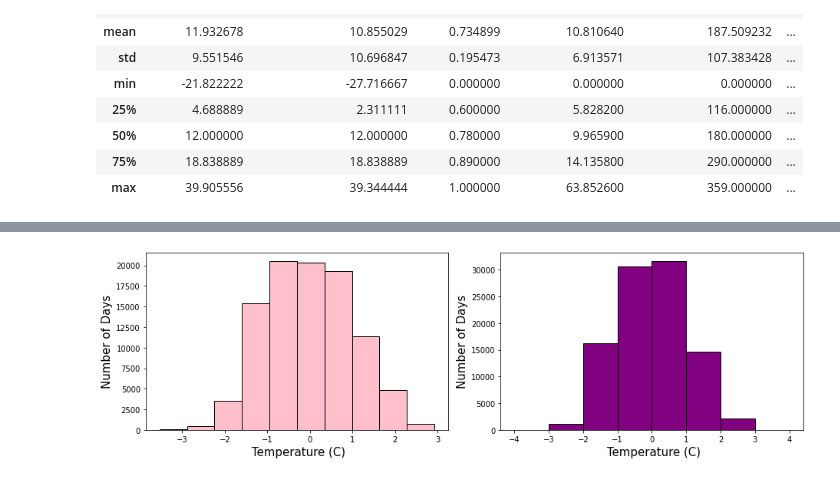
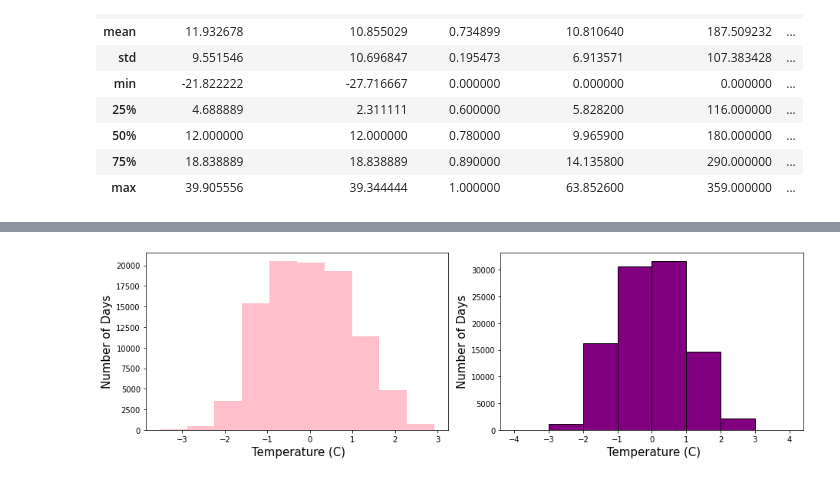
Before and after one commit to SATVIK2204/Data-Science-Projects, a Jupyter notebook: Linear Regression.ipynb, the cells around one changed output, grey strips where cells are left out. Cells and saved outputs as stored; diff of their text form; code cells hidden in the pictures.

```diff
--- a/Linear Regression.ipynb
+++ b/Linear Regression.ipynb
@@ -159,16 +143,16 @@ X
 # %%
 fig,ax=plt.subplots(1,2)
-ax[0].hist(X['Temperature (C)'],color='pink', edgecolor='black')
+ax[0].hist(X['Temperature (C)'],color='pink')
 ax[0].set_xlabel(" Temperature (C)", size = 15)
 ax[0].set_ylabel("Number of Days", size = 15)
 ax[1].hist(X['Temperature (C)'],bins=[-4,-3,-2,-1,0,1,2,3,4],color='purple', edgecolor='black')
 ax[1].set_xlabel(" Temperature (C)", size = 15)
 ax[1].set_ylabel("Number of Days", size = 15)
 
 fig.set_figheight(4)
 fig.set_figwidth(13)
 plt.tight_layout()
 
 plt.show()
 # %% [output]
-[figure, old version]
+[figure, new version]
```
Also changed, not shown: parts of 11 cells of this notebook.
